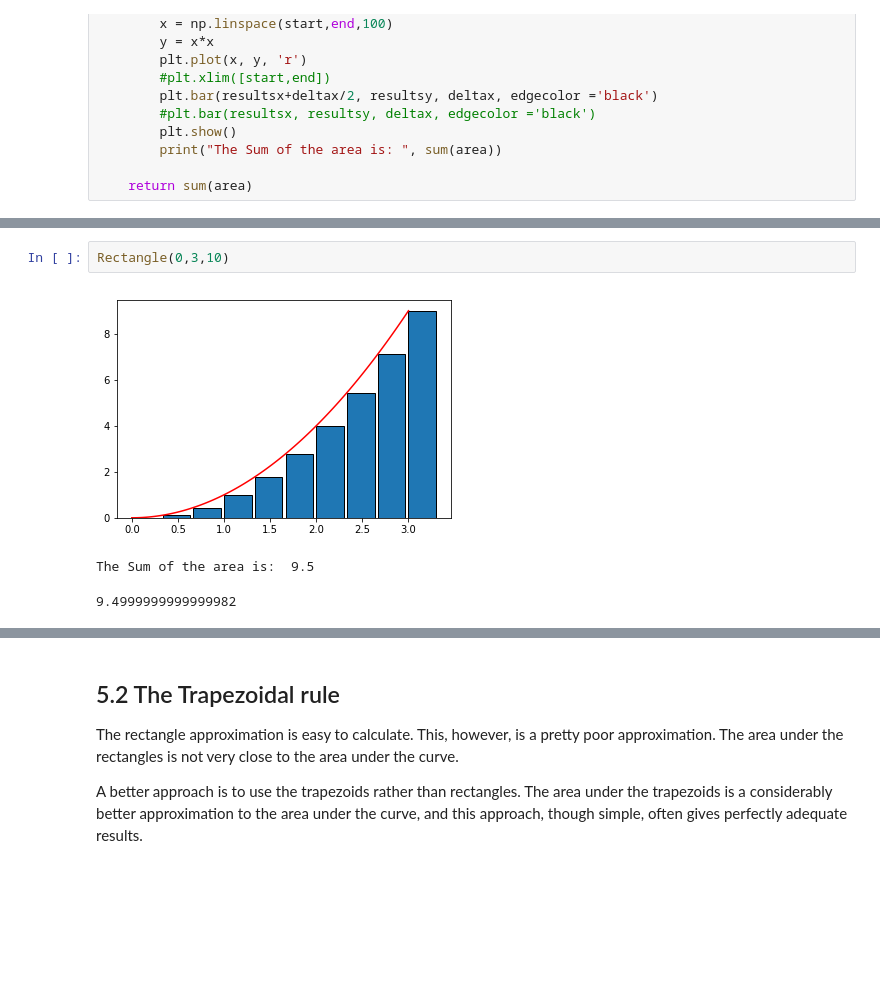
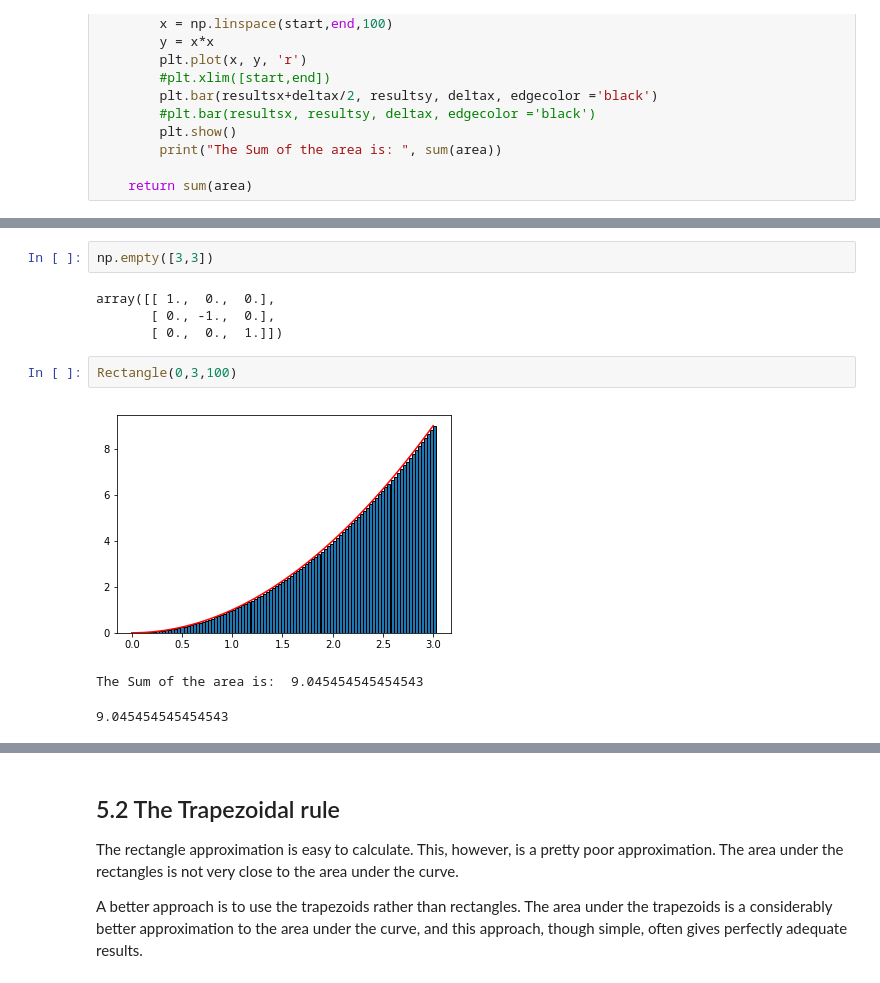
Before and after one commit to MaterSim/ComputationalPhysics300, a Jupyter notebook: Lec_05_integral.ipynb, the cells around one changed output, grey strips where cells are left out. Saved outputs shown, nothing was run; the diff lists cells and outputs as text; blank space fills up the shorter version.

```diff
--- a/Lec_05_integral.ipynb
+++ b/Lec_05_integral.ipynb
@@ -108,9 +120,15 @@ def Rectangle(start, end, parts, plot=1):
+# %%
+np.empty([3,3])
+# %% [output]
+array([[ 1.,  0.,  0.],
+       [ 0., -1.,  0.],
+       [ 0.,  0.,  1.]])
 # %%
-Rectangle(0,3,10)
+Rectangle(0,3,100)
 # %% [output]
-[figure, old version]
+[figure, new version]
-The Sum of the area is:  9.5
+The Sum of the area is:  9.045454545454543
-9.4999999999999982
+9.045454545454543
 # %%
 Rectangle(0,3,20)
 # %% [output]
```
Also changed, not shown: parts of 10 cells of this notebook.
